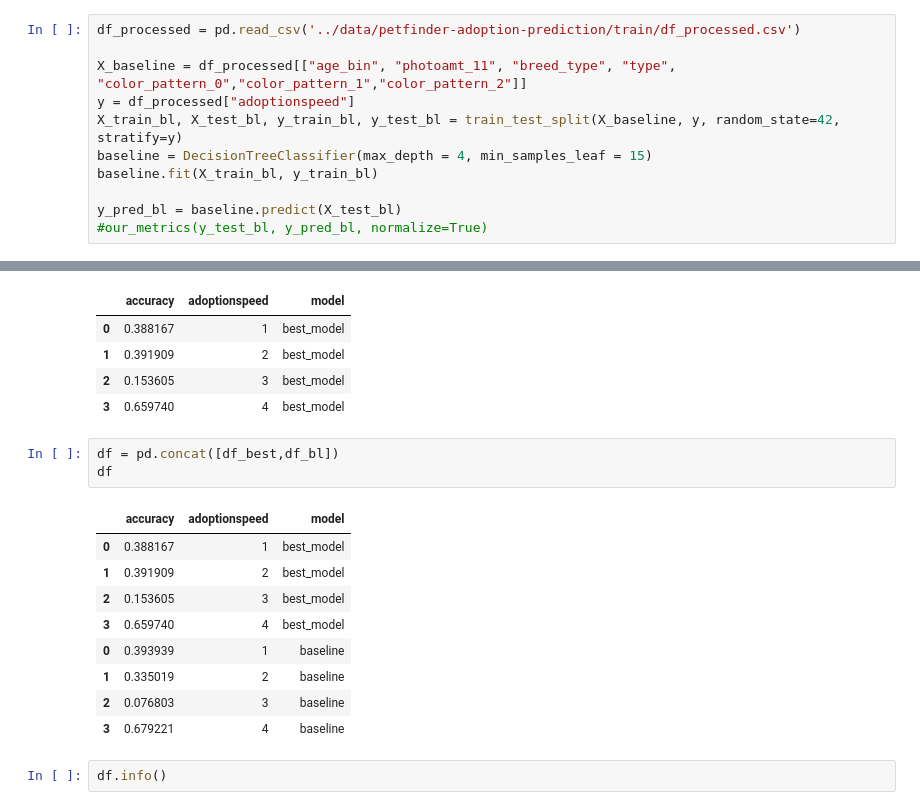
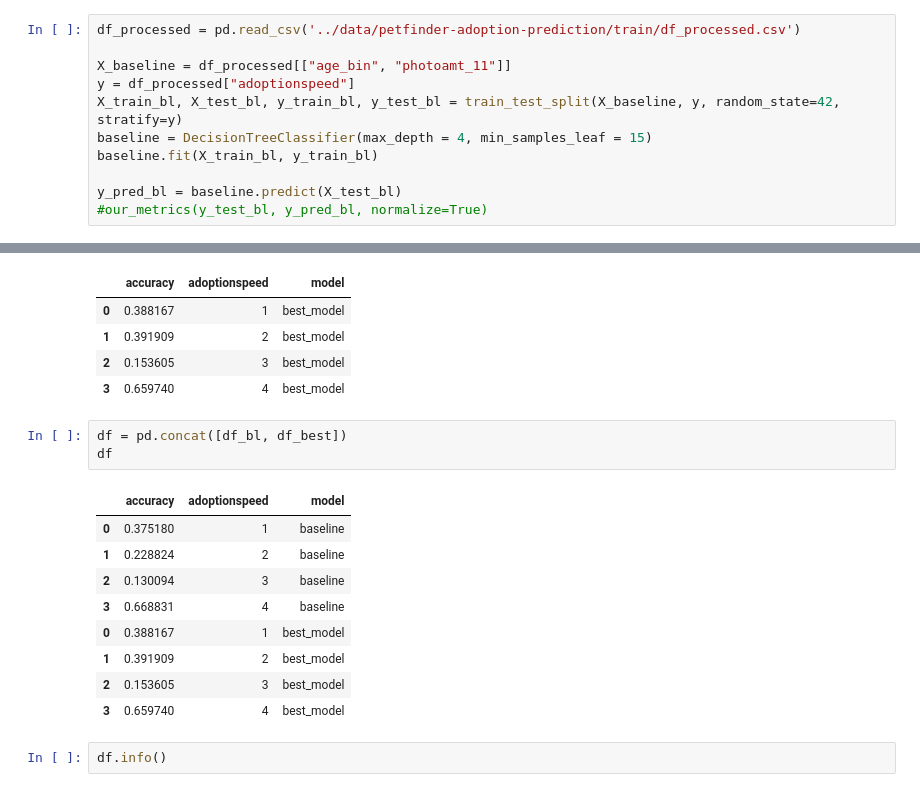
Before and after one commit to LanaCasselmann/ds_capstone_pet_adoptability, a Jupyter notebook: notebooks/model_vis.ipynb, the cells around one changed output, grey strips where cells are left out. Cells and saved outputs as stored; diff of their text form.

```diff
--- a/notebooks/model_vis.ipynb
+++ b/notebooks/model_vis.ipynb
@@ -105,7 +106,7 @@ y_pred_tr = gbc.predict(X_train_comb)
 # %%
 df_processed = pd.read_csv('../data/petfinder-adoption-prediction/train/df_processed.csv')
 
-X_baseline = df_processed[["age_bin", "photoamt_11", "breed_type", "type", "color_pattern_0","color_pattern_1","color_pattern_2"]]
+X_baseline = df_processed[["age_bin", "photoamt_11"]]
 y = df_processed["adoptionspeed"]
 X_train_bl, X_test_bl, y_train_bl, y_test_bl = train_test_split(X_baseline, y, random_state=42, stratify=y)
 baseline = DecisionTreeClassifier(max_depth = 4, min_samples_leaf = 15)
@@ -148,18 +149,18 @@ df_best
 | 2 | 0.153605 | 3 | best_model |
 | 3 | 0.659740 | 4 | best_model |
 # %%
-df = pd.concat([df_best,df_bl])
+df = pd.concat([df_bl, df_best])
 df
 # %% [output]
 |  | accuracy | adoptionspeed | model |
+| 0 | 0.375180 | 1 | baseline |
+| 1 | 0.228824 | 2 | baseline |
+| 2 | 0.130094 | 3 | baseline |
+| 3 | 0.668831 | 4 | baseline |
 | 0 | 0.388167 | 1 | best_model |
 | 1 | 0.391909 | 2 | best_model |
 | 2 | 0.153605 | 3 | best_model |
 | 3 | 0.659740 | 4 | best_model |
-| 0 | 0.393939 | 1 | baseline |
-| 1 | 0.335019 | 2 | baseline |
-| 2 | 0.076803 | 3 | baseline |
-| 3 | 0.679221 | 4 | baseline |
 # %%
 df.info()
 # %% [output]
```
Also changed, not shown: parts of 8 cells of this notebook, 2 other files.
